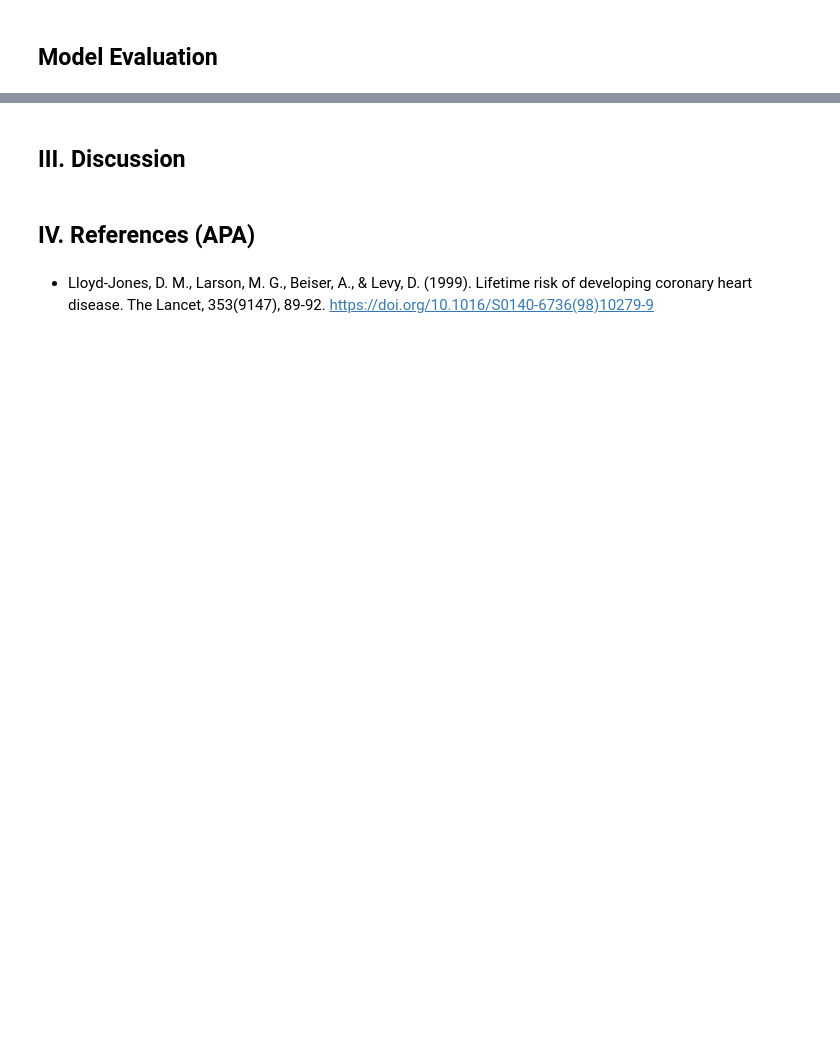
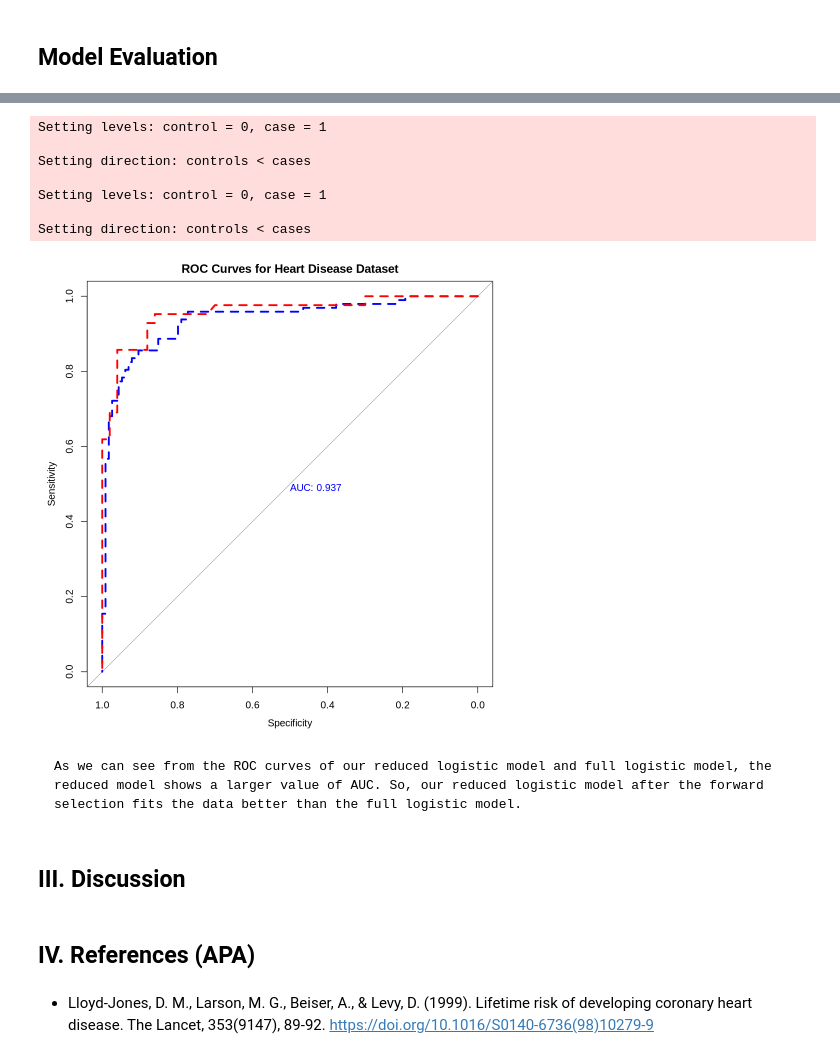
Before and after one commit to Speculatorrr/Group-STAT301, a Jupyter notebook: GROUP10.ipynb, the cells around one changed output, grey strips where cells are left out. Drawn from its saved outputs; the diff is of its cells as text; code cells hidden in the pictures; blank space fills up the shorter version.

Commit message:
CHarlye model valuation

```diff
--- a/GROUP10.ipynb
+++ b/GROUP10.ipynb
@@ -415,3 +520,32 @@ ERROR: Error in table(data, reference, dnn = dnn, ...): all arguments must have
+# %%
+options(repr.plot.width = 8, repr.plot.height = 8)
+
+ROC_full_log <- roc(
+  response = heart_train$num,
+  predictor = predict(heart_full_log,type='response')
+)
+
+ROC_red_log <- roc(
+  response = heart_test$num,
+  predictor = predict(forward_sel,type='response',newdata=heart_test)
+)
+
+plot(ROC_full_log,
+  print.auc = TRUE, col = "blue", lwd = 3, lty = 2,
+  main = "ROC Curves for Heart Disease Dataset"
+)
+lines.roc(ROC_red_log,print.auc = TRUE, col = "red", lwd = 3, lty = 2)
+# %% [output]
+Setting levels: control = 0, case = 1
+
+Setting direction: controls < cases
+
+Setting levels: control = 0, case = 1
+
+Setting direction: controls < cases
+[figure, added]
+# %% [markdown]
+    As we can see from the ROC curves of our reduced logistic model and full logistic model, the reduced model shows a larger value of AUC. So, our reduced logistic model after the forward selection fits the data better than the full logistic model.
 # %% [markdown]
 ## III. Discussion
 # %% [markdown]
```
Also changed, not shown: parts of 13 cells of this notebook.
